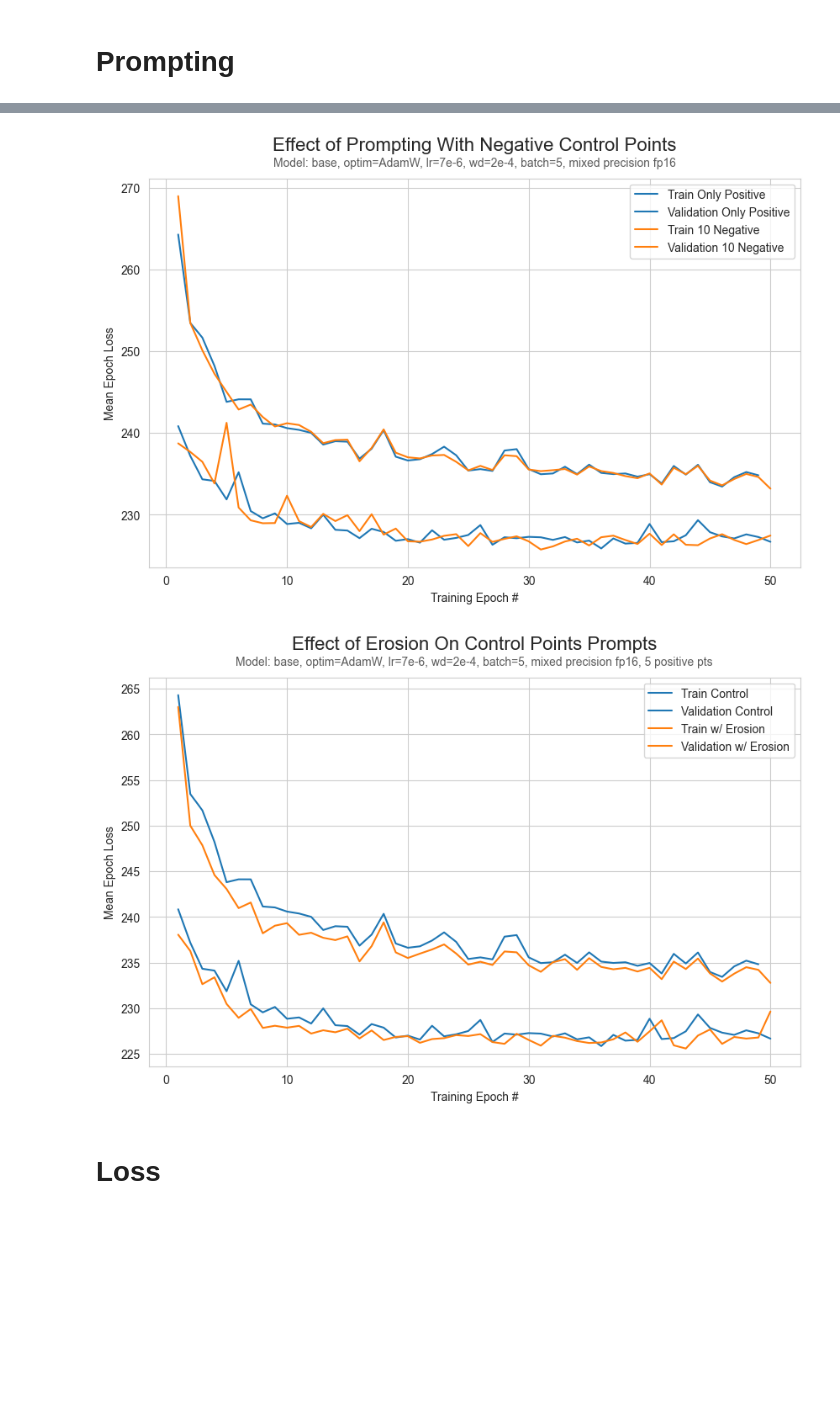
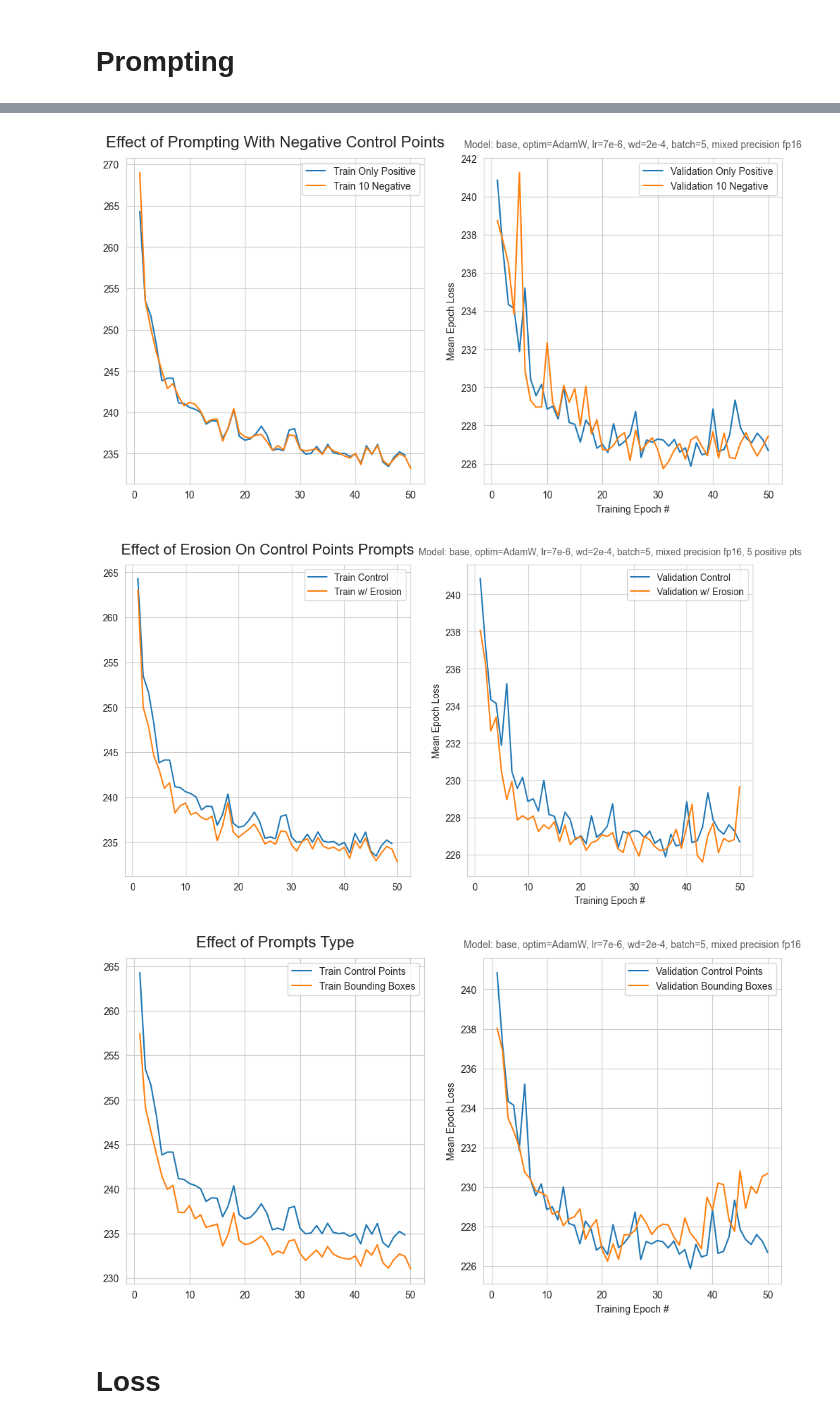
Before and after one commit to geo-smart/elwha_segmentation, a Jupyter notebook: book/experiments/plotting.ipynb, the cells around one changed output, grey strips where cells are left out. Cells and saved outputs as stored; diff of their text form; code cells hidden in the pictures; blank space fills up the shorter version.

Commit message:
loss change to mean of control point masks

```diff
--- a/book/experiments/plotting.ipynb
+++ b/book/experiments/plotting.ipynb
@@ -60,26 +79,38 @@ plot_model_comparison(
 # %%
 plot_model_comparison(
     [
-        "./prompts/base_AdamW_lr=7e-06_wd=0.0002_bs=5_pts_mp=fp16_5p0n.pth",
-        "./prompts/base_AdamW_lr=7e-06_wd=0.0002_bs=5_pts_mp=fp16_5p10n.pth",
+        "./prompts/base_AdamW_lr=7e-06_wd=0.0002_bs=5_pts_mp=fp16_5p0n_fixed.pth",
+        "./prompts/base_AdamW_lr=7e-06_wd=0.0002_bs=5_pts_mp=fp16_5p10n_fixed.pth",
     ],
     ["Only Positive", "10 Negative"],
     title="Effect of Prompting With Negative Control Points",
     subtitle="Model: base, optim=AdamW, lr=7e-6, wd=2e-4, batch=5, mixed precision fp16",
 )
 # %% [output]
-[figure, old version]
+[figure, new version]
 # %%
 plot_model_comparison(
     [
-        "./prompts/base_AdamW_lr=7e-06_wd=0.0002_bs=5_pts_mp=fp16_5p0n.pth",
-        "./prompts/base_AdamW_lr=7e-06_wd=0.0002_bs=5_pts_mp=fp16_5p0n_erode.pth",
+        "./prompts/base_AdamW_lr=7e-06_wd=0.0002_bs=5_pts_mp=fp16_5p0n_fixed.pth",
+        "./prompts/base_AdamW_lr=7e-06_wd=0.0002_bs=5_pts_mp=fp16_5p0n_erode_fixed.pth",
     ],
     ["Control", "w/ Erosion"],
     title="Effect of Erosion On Control Points Prompts",
     subtitle="Model: base, optim=AdamW, lr=7e-6, wd=2e-4, batch=5, mixed precision fp16, 5 positive pts",
 )
 # %% [output]
-[figure, old version]
+[figure, new version]
+# %%
+plot_model_comparison(
+    [
+        "./prompts/base_AdamW_lr=7e-06_wd=0.0002_bs=5_pts_mp=fp16_5p0n_fixed.pth",
+        "./prompts/base_AdamW_lr=7e-06_wd=0.0002_bs=5_mp=fp16_bbox_10_loss=dice.pth",
+    ],
+    ["Control Points", "Bounding Boxes"],
+    title="Effect of Prompts Type",
+    subtitle="Model: base, optim=AdamW, lr=7e-6, wd=2e-4, batch=5, mixed precision fp16",
+)
+# %% [output]
+[figure, added]
 # %% [markdown]
 # Loss
```
Also changed, not shown: parts of 4 cells of this notebook, 2 other files.
